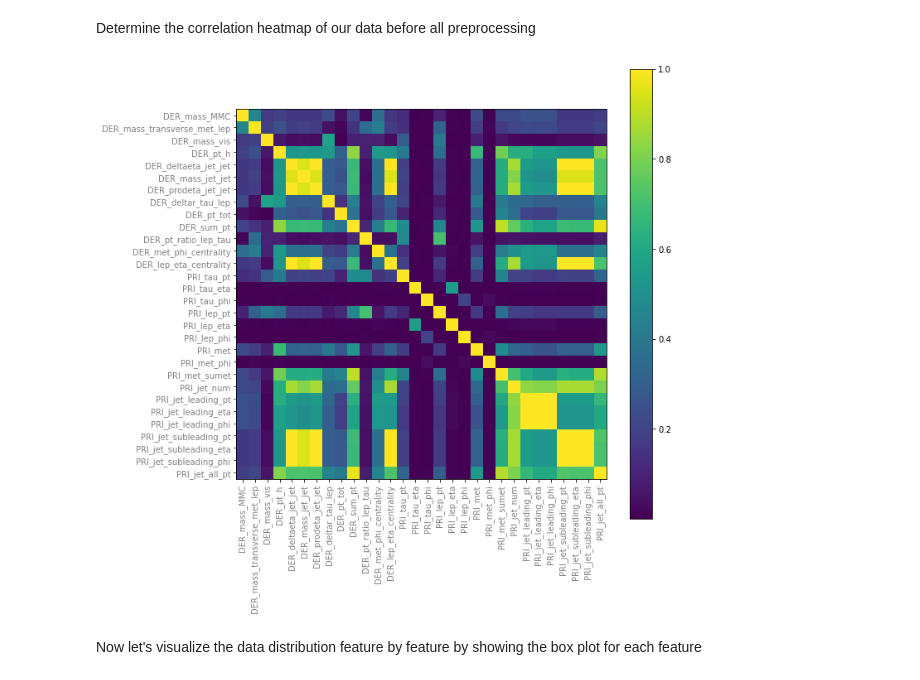
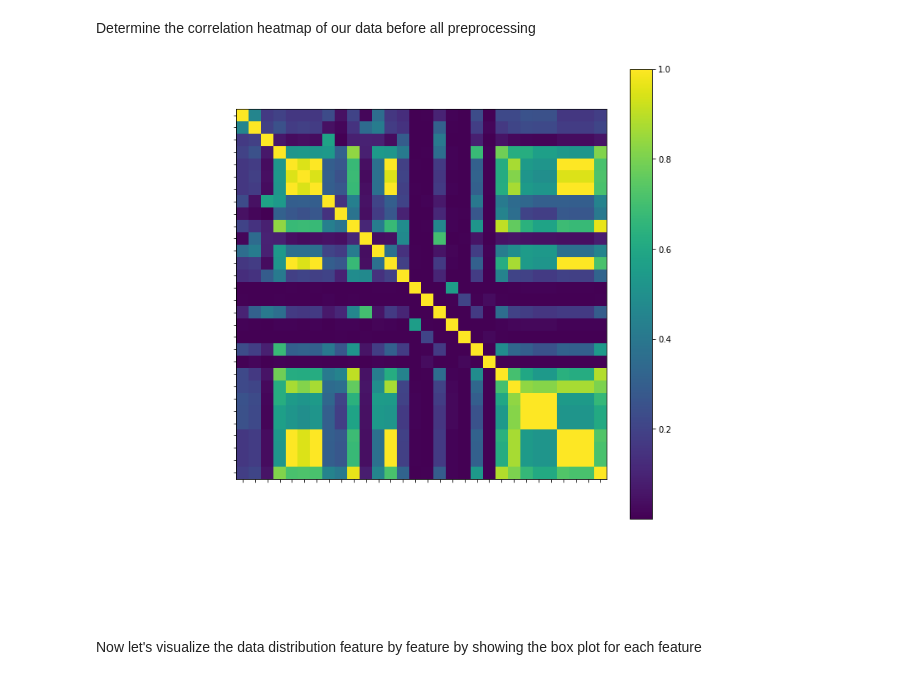
Before and after one commit to CS-433/ml-project-1-alloju, a Jupyter notebook: prepro_plot.ipynb, the cells around one changed output. Saved outputs shown, nothing was run; the diff lists cells and outputs as text; code cells hidden in the pictures.

Commit message:
final prepro plot

```diff
--- a/prepro_plot.ipynb
+++ b/prepro_plot.ipynb
@@ -28,15 +28,15 @@ Determine the correlation heatmap of our data before all preprocessing
 # %%
 corr = np.abs(np.corrcoef(x,rowvar = False))
 f = plt.figure()
 f.set_figwidth(10)
 f.set_figheight(10)
 plt.imshow(corr)
 plt.colorbar()
-plt.xticks(ticks=np.arange(len(title)),labels=title,rotation=90, color = 'grey')
-plt.yticks(ticks=np.arange(len(title)),labels=title, color = 'grey')
+plt.xticks(ticks=np.arange(len(title)),labels=title,rotation=90, color = 'white')
+plt.yticks(ticks=np.arange(len(title)),labels=title, color = 'white')
 plt.show()
 # %% [output]
-[figure, old version]
+[figure, new version]
 # %% [markdown]
 Now let's visualize the data distribution feature by feature by showing the box plot for each feature
 # %%
```
Also changed, not shown: parts of 2 cells of this notebook.
